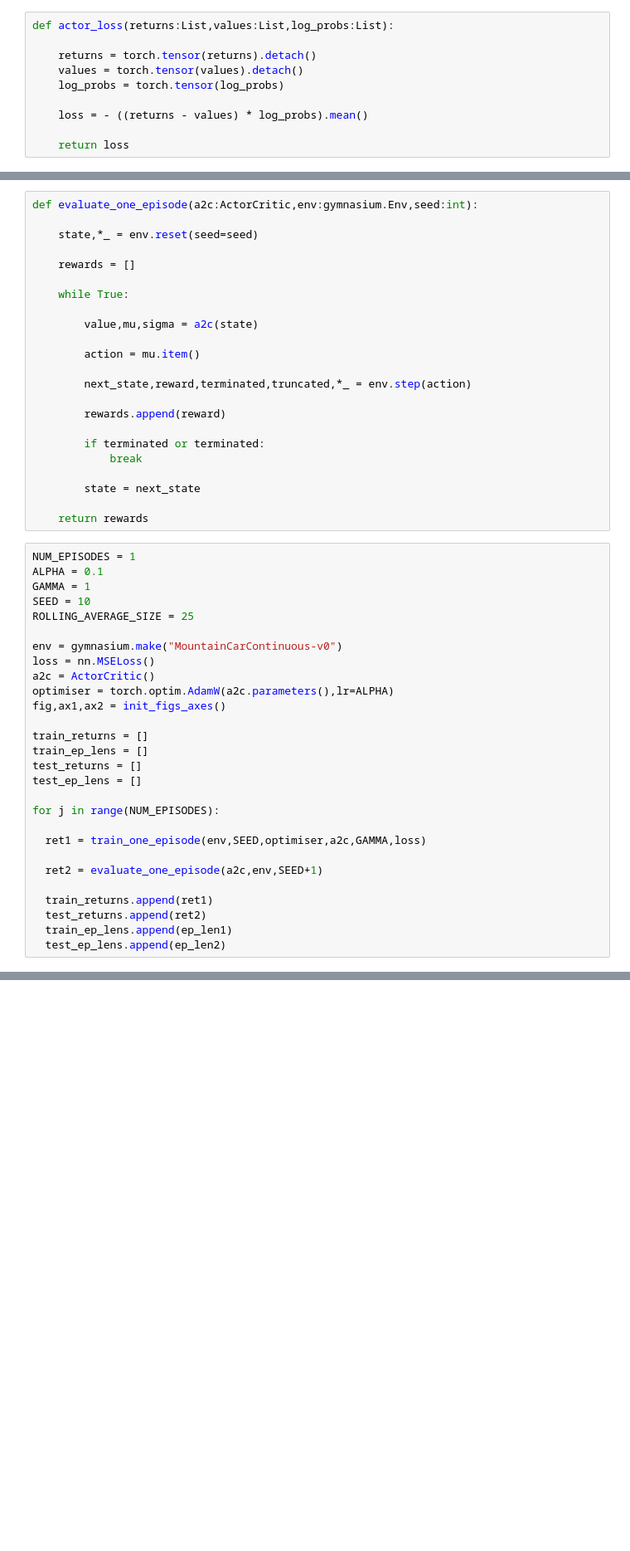
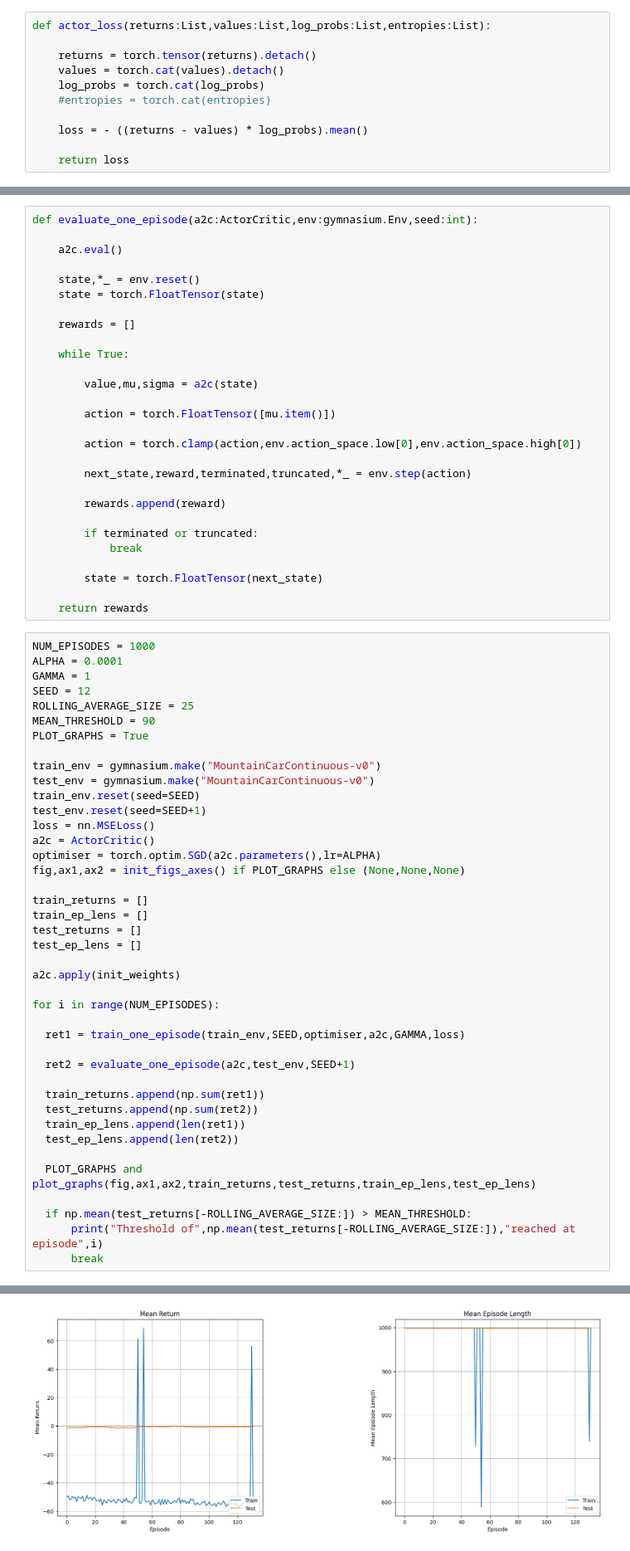
Before and after one commit to gmuthu7/Gridworld, a Jupyter notebook: mountain_car.ipynb, the cells around one changed output, grey strips where cells are left out. Shown at 83% size. Saved outputs shown, nothing was run; the diff lists cells and outputs as text; blank space fills up the shorter version.

```diff
--- a/mountain_car.ipynb
+++ b/mountain_car.ipynb
@@ -101,11 +122,12 @@ def critic_loss(returns:List,values:List,critic_loss_fn):
 
     return loss
 # %%
-def actor_loss(returns:List,values:List,log_probs:List):
+def actor_loss(returns:List,values:List,log_probs:List,entropies:List):
 
     returns = torch.tensor(returns).detach()
-    values = torch.tensor(values).detach()
-    log_probs = torch.tensor(log_probs)
+    values = torch.cat(values).detach()
+    log_probs = torch.cat(log_probs)
+    #entropies = torch.cat(entropies)
 
     loss = - ((returns - values) * log_probs).mean()
 
@@ -169,7 +194,10 @@ def train_one_episode(env:gymnasium.Env,seed:int,optimiser:torch.optim.Optimizer
 # %%
 def evaluate_one_episode(a2c:ActorCritic,env:gymnasium.Env,seed:int):
 
-    state,*_ = env.reset(seed=seed)
+    a2c.eval()
+
+    state,*_ = env.reset()
+    state = torch.FloatTensor(state)
 
     rewards = []
 
@@ -177,45 +205,61 @@ def evaluate_one_episode(a2c:ActorCritic,env:gymnasium.Env,seed:int):
 
         value,mu,sigma = a2c(state)
 
-        action = mu.item()
+        action = torch.FloatTensor([mu.item()])
+
+        action = torch.clamp(action,env.action_space.low[0],env.action_space.high[0])
 
         next_state,reward,terminated,truncated,*_ = env.step(action)
 
         rewards.append(reward)
 
-        if terminated or terminated:
+        if terminated or truncated:
             break
 
-        state = next_state
+        state = torch.FloatTensor(next_state)
 
     return rewards
 # %%
-NUM_EPISODES = 1
-ALPHA = 0.1
+NUM_EPISODES = 1000
+ALPHA = 0.0001
 GAMMA = 1
-SEED = 10
+SEED = 12
 ROLLING_AVERAGE_SIZE = 25
+MEAN_THRESHOLD = 90
+PLOT_GRAPHS = True
 
-env = gymnasium.make("MountainCarContinuous-v0")
+train_env = gymnasium.make("MountainCarContinuous-v0")
+test_env = gymnasium.make("MountainCarContinuous-v0")
+train_env.reset(seed=SEED)
+test_env.reset(seed=SEED+1)
 loss = nn.MSELoss()
 a2c = ActorCritic()
-optimiser = torch.optim.AdamW(a2c.parameters(),lr=ALPHA)
-fig,ax1,ax2 = init_figs_axes()
+optimiser = torch.optim.SGD(a2c.parameters(),lr=ALPHA)
+fig,ax1,ax2 = init_figs_axes() if PLOT_GRAPHS else (None,None,None)
 
 train_returns = []
 train_ep_lens = []
 test_returns = []
 test_ep_lens = []
 
-for j in range(NUM_EPISODES):
+a2c.apply(init_weights)
 
-  ret1 = train_one_episode(env,SEED,optimiser,a2c,GAMMA,loss)
+for i in range(NUM_EPISODES):
 
-  ret2 = evaluate_one_episode(a2c,env,SEED+1)
+  ret1 = train_one_episode(train_env,SEED,optimiser,a2c,GAMMA,loss)
 
-  train_returns.append(ret1)
-  test_returns.append(ret2)
-  train_ep_lens.append(ep_len1)
-  test_ep_lens.append(ep_len2)
+  ret2 = evaluate_one_episode(a2c,test_env,SEED+1)
+
+  train_returns.append(np.sum(ret1))
+  test_returns.append(np.sum(ret2))
+  train_ep_lens.append(len(ret1))
+  test_ep_lens.append(len(ret2))
+
+  PLOT_GRAPHS and plot_graphs(fig,ax1,ax2,train_returns,test_returns,train_ep_lens,test_ep_lens)
+
+  if np.mean(test_returns[-ROLLING_AVERAGE_SIZE:]) > MEAN_THRESHOLD:
+      print("Threshold of",np.mean(test_returns[-ROLLING_AVERAGE_SIZE:]),"reached at episode",i)
+      break
 # %% [output]
 KeyboardInterrupt:
+[figure, added]
```
Also changed, not shown: parts of 13 cells of this notebook, 2 other files.
